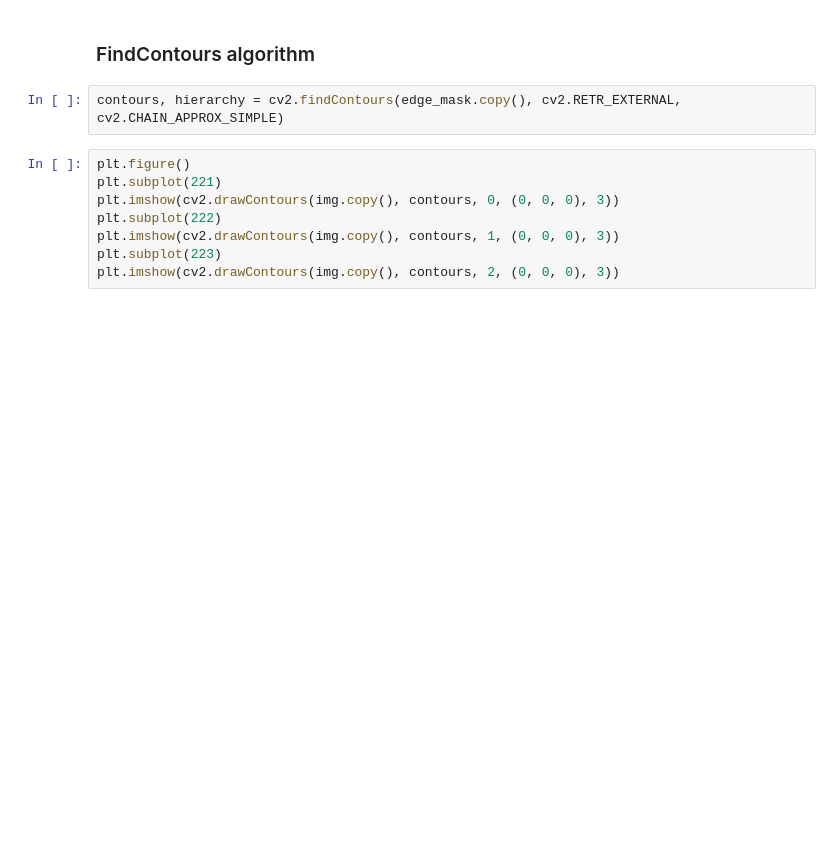
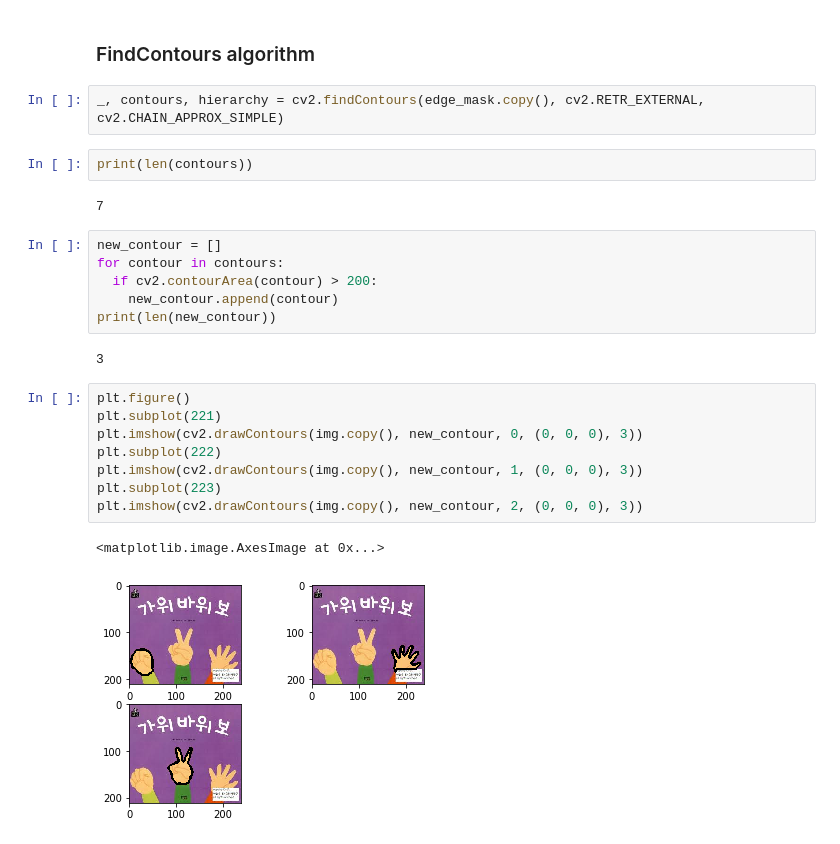
Before and after one commit to hukim1112/DLCV_CLASS, a Jupyter notebook: lecture3/3.Color_filtering.ipynb, the cells around one changed output. Saved outputs shown, nothing was run; the diff lists cells and outputs as text; blank space fills up the shorter version.

```diff
--- a/lecture3/3.Color_filtering.ipynb
+++ b/lecture3/3.Color_filtering.ipynb
@@ -106,12 +120,27 @@ plt.imshow(edge_mask, cmap='gray')
 # %% [markdown]
 ### FindContours algorithm
 # %%
-contours, hierarchy = cv2.findContours(edge_mask.copy(), cv2.RETR_EXTERNAL, cv2.CHAIN_APPROX_SIMPLE)
+_, contours, hierarchy = cv2.findContours(edge_mask.copy(), cv2.RETR_EXTERNAL, cv2.CHAIN_APPROX_SIMPLE)
+# %%
+print(len(contours))
+# %% [output]
+7
+# %%
+new_contour = []
+for contour in contours:
+  if cv2.contourArea(contour) > 200:
+    new_contour.append(contour)
+print(len(new_contour))
+# %% [output]
+3
 # %%
 plt.figure()
 plt.subplot(221)
-plt.imshow(cv2.drawContours(img.copy(), contours, 0, (0, 0, 0), 3))
+plt.imshow(cv2.drawContours(img.copy(), new_contour, 0, (0, 0, 0), 3))
 plt.subplot(222)
-plt.imshow(cv2.drawContours(img.copy(), contours, 1, (0, 0, 0), 3))
+plt.imshow(cv2.drawContours(img.copy(), new_contour, 1, (0, 0, 0), 3))
 plt.subplot(223)
-plt.imshow(cv2.drawContours(img.copy(), contours, 2, (0, 0, 0), 3))
+plt.imshow(cv2.drawContours(img.copy(), new_contour, 2, (0, 0, 0), 3))
+# %% [output]
+<matplotlib.image.AxesImage at 0x...>
+[figure, added]
```
Also changed, not shown: parts of 6 cells of this notebook, 7 other files.
